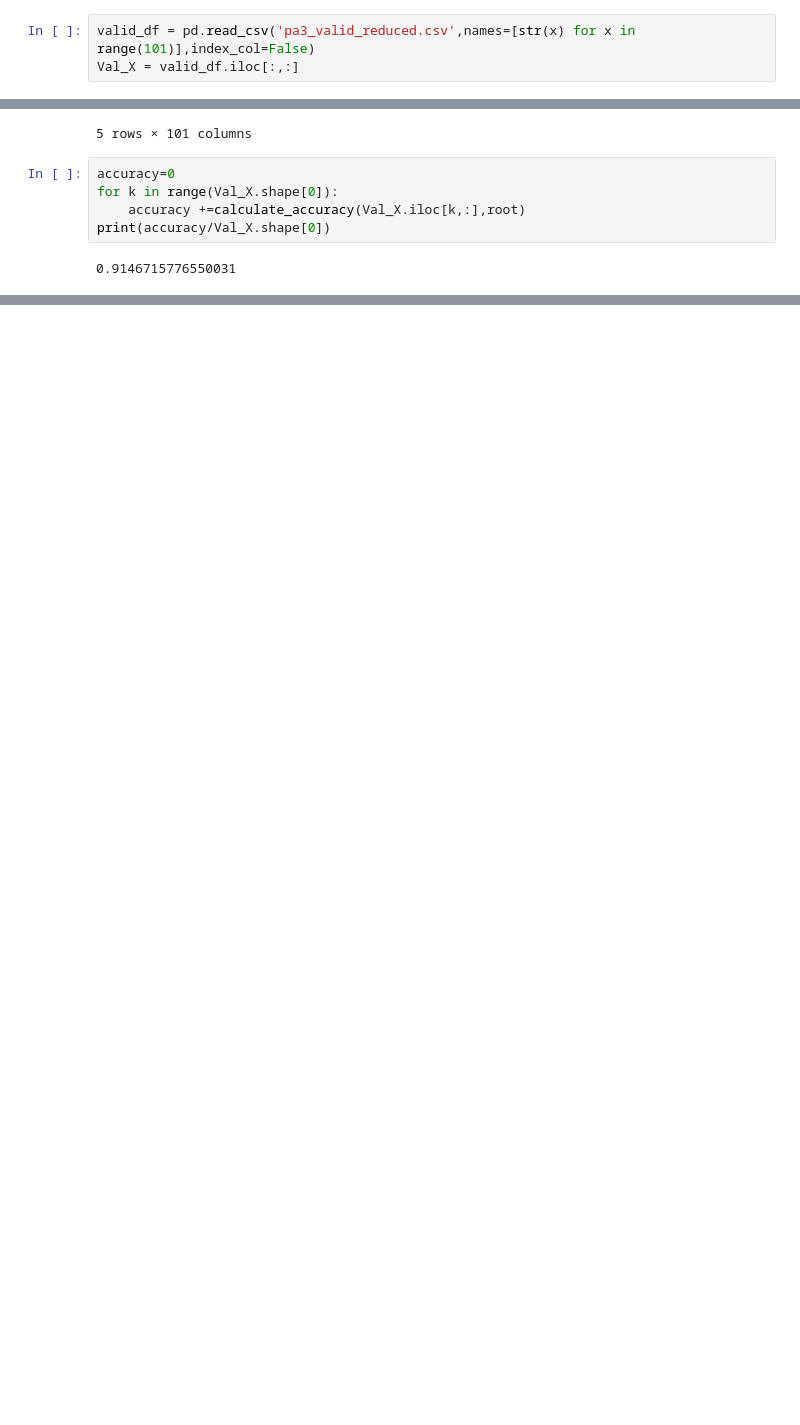
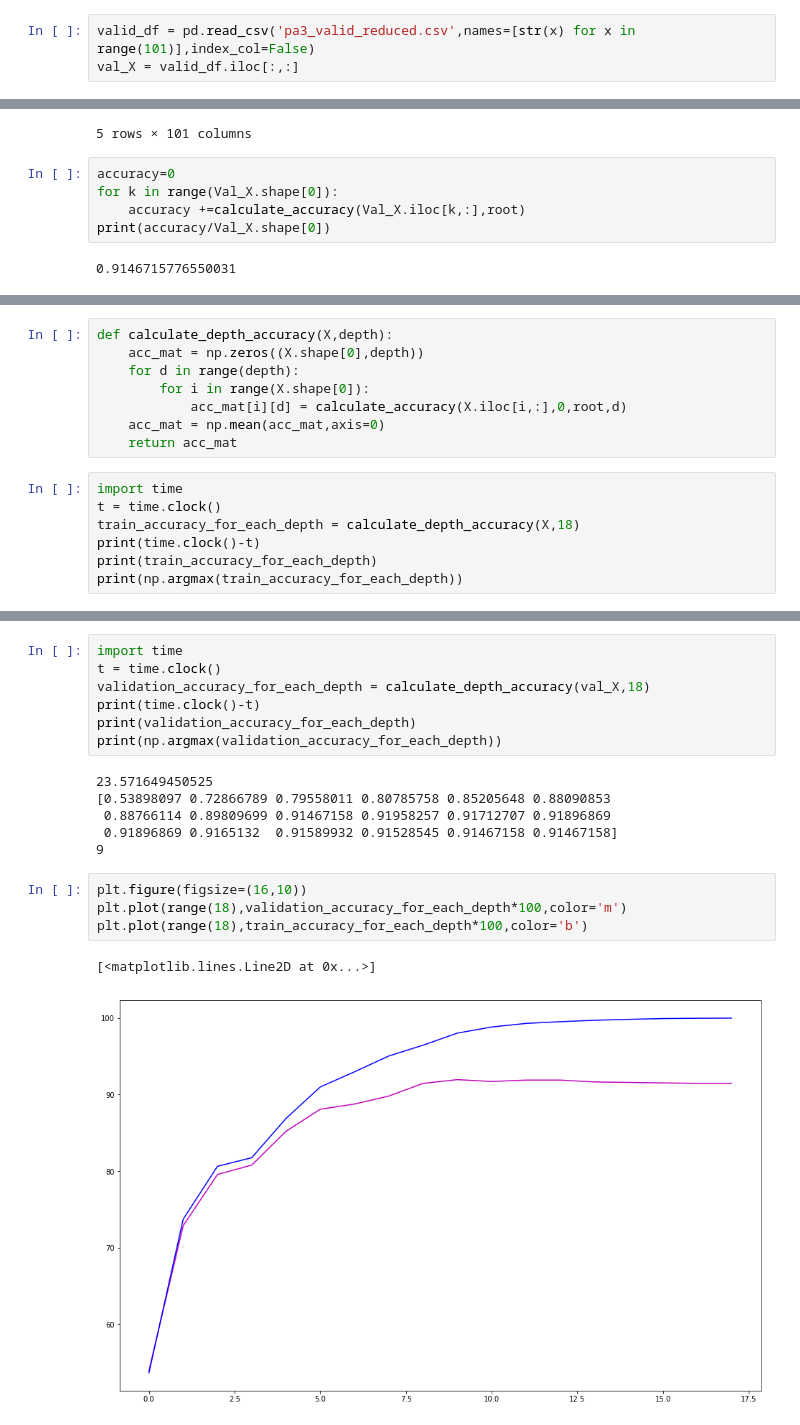
Before and after one commit to bhparijat/Machine-Learning, a Jupyter notebook: Decision Tree/Decision Tree.ipynb, the cells around one changed output, grey strips where cells are left out. Cells and saved outputs as stored; diff of their text form; blank space fills up the shorter version.

```diff
--- a/Decision Tree/Decision Tree.ipynb
+++ b/Decision Tree/Decision Tree.ipynb
@@ -217,4 +223,4 @@ print(accuracy/X.shape[0])
 # %%
 valid_df = pd.read_csv('pa3_valid_reduced.csv',names=[str(x) for x in range(101)],index_col=False)
-Val_X = valid_df.iloc[:,:]
+val_X = valid_df.iloc[:,:]
 # %%
@@ -238,0 +243,15 @@ def calculate_depth_accuracy(X,depth):
+# %%
+def calculate_depth_accuracy(X,depth):
+    acc_mat = np.zeros((X.shape[0],depth))
+    for d in range(depth):
+        for i in range(X.shape[0]):
+            acc_mat[i][d] = calculate_accuracy(X.iloc[i,:],0,root,d)
+    acc_mat = np.mean(acc_mat,axis=0)
+    return acc_mat
+# %%
+import time
+t = time.clock()
+train_accuracy_for_each_depth = calculate_depth_accuracy(X,18)
+print(time.clock()-t)
+print(train_accuracy_for_each_depth)
+print(np.argmax(train_accuracy_for_each_depth))
@@ -238,0 +264,20 @@ def calculate_depth_accuracy(X,depth):
+# %%
+import time
+t = time.clock()
+validation_accuracy_for_each_depth = calculate_depth_accuracy(val_X,18)
+print(time.clock()-t)
+print(validation_accuracy_for_each_depth)
+print(np.argmax(validation_accuracy_for_each_depth))
+# %% [output]
+23.571649450525
+[0.53898097 0.72866789 0.79558011 0.80785758 0.85205648 0.88090853
+ 0.88766114 0.89809699 0.91467158 0.91958257 0.91712707 0.91896869
+ 0.91896869 0.9165132  0.91589932 0.91528545 0.91467158 0.91467158]
+9
+# %%
+plt.figure(figsize=(16,10))
+plt.plot(range(18),validation_accuracy_for_each_depth*100,color='m')
+plt.plot(range(18),train_accuracy_for_each_depth*100,color='b')
+# %% [output]
+[<matplotlib.lines.Line2D at 0x...>]
+[figure, added]
```
Also changed, not shown: parts of 4 cells of this notebook.
